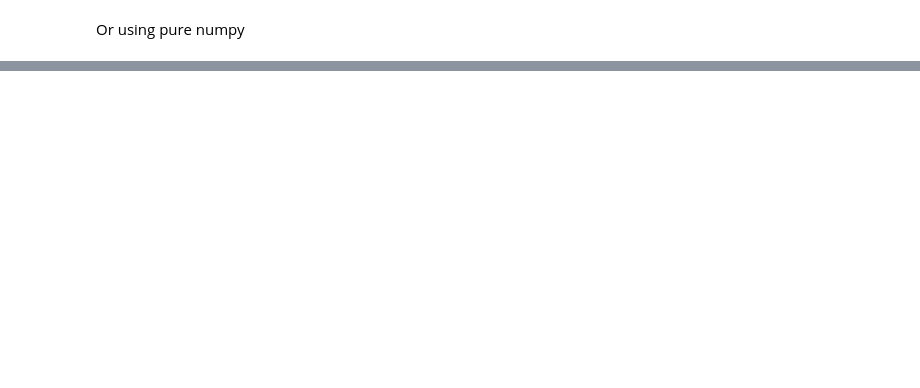
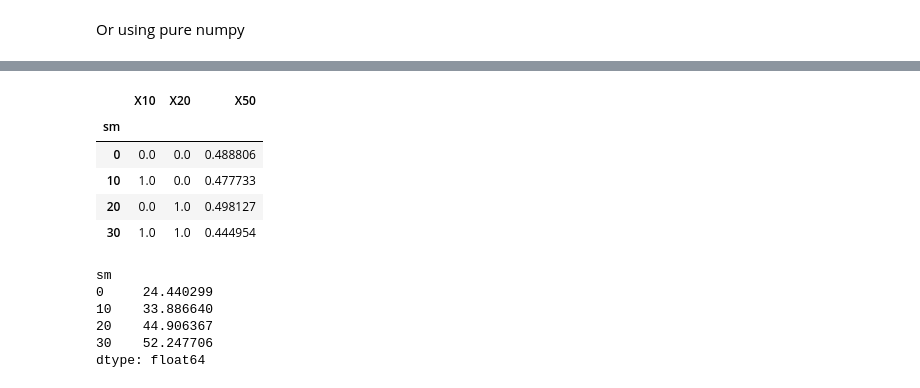
Before and after one commit to mrSnow95/Python, a Jupyter notebook: Probability.ipynb, the cells around one changed output, grey strips where cells are left out. Saved outputs shown, nothing was run; the diff lists cells and outputs as text; code cells hidden in the pictures; blank space fills up the shorter version.

```diff
--- a/Probability.ipynb
+++ b/Probability.ipynb
@@ -337,0 +389,23 @@ mu
+# %%
+d = pd.DataFrame(columns = ['X10','X20','X50'])
+d.X10 = np.random.randint(0,2,1000)
+d.X20 = np.random.randint(0,2,1000)
+d.X50 = np.random.randint(0,2,1000)
+d['sm'] = d.eval('10*X10 + 20*X20')
+d.groupby('sm').mean()
+# %% [output]
+|  | X10 | X20 | X50 |
+| sm |  |  |  |
+| 0 | 0.0 | 0.0 | 0.488806 |
+| 10 | 1.0 | 0.0 | 0.477733 |
+| 20 | 0.0 | 1.0 | 0.498127 |
+| 30 | 1.0 | 1.0 | 0.444954 |
+# %%
+d.groupby('sm').mean().eval('10*X10+20*X20+50*X50')
+# %% [output]
+sm
+0     24.440299
+10    33.886640
+20    44.906367
+30    52.247706
+dtype: float64
```
Also changed, not shown: parts of 23 cells of this notebook.
